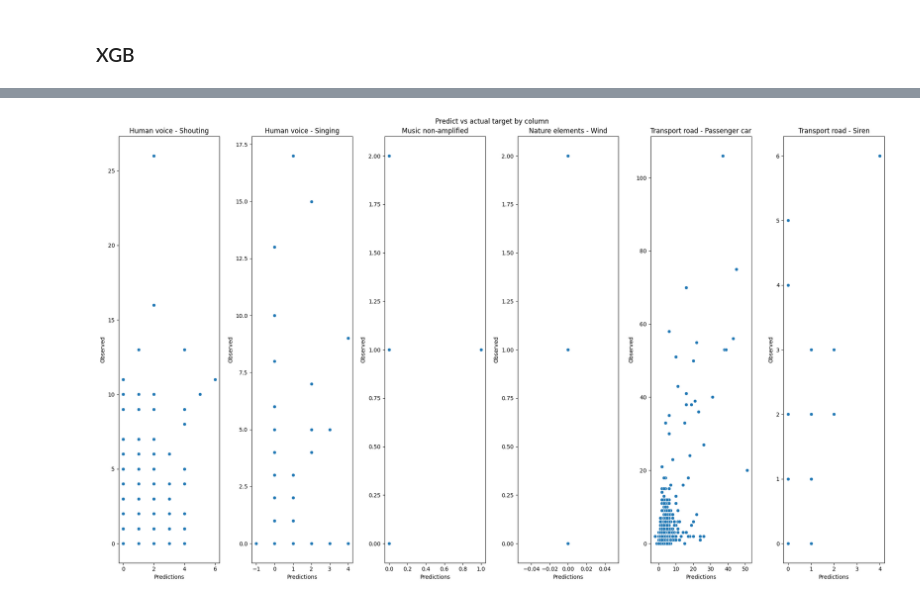
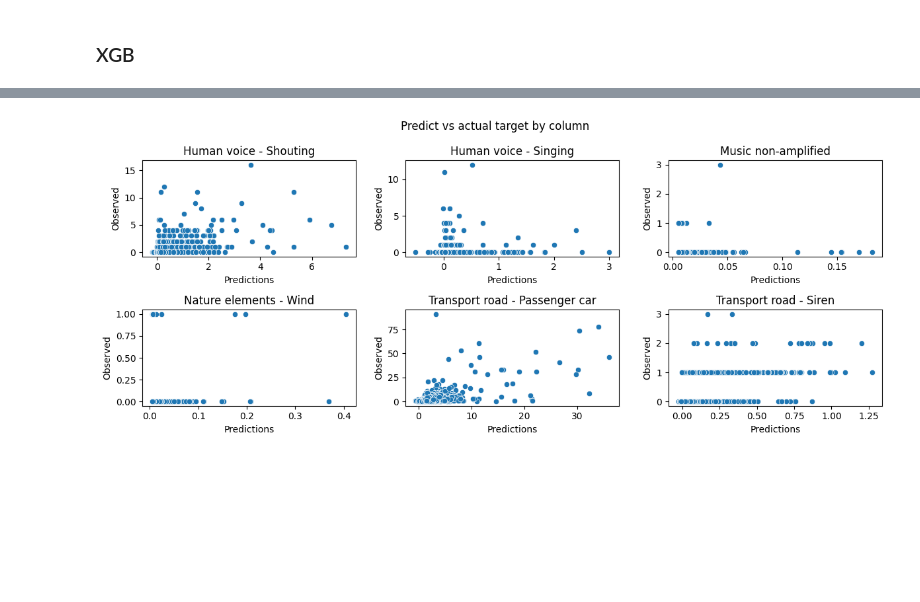
Before and after one commit to aphdinh/MDA_KUL, a Jupyter notebook: noise_types.ipynb, the cells around one changed output, grey strips where cells are left out. Drawn from its saved outputs; the diff is of its cells as text; code cells hidden in the pictures; blank space fills up the shorter version.

```diff
--- a/noise_types.ipynb
+++ b/noise_types.ipynb
@@ -156,17 +143,23 @@ Name: Human voice - Shouting, Length: 4025, dtype: float64
 # %%
 import seaborn as sns
 import matplotlib.pyplot as plt
 
-fig, axs = plt.subplots(nrows=1, ncols=6, figsize=(20, 12), sharey=False)
+fig, axs = plt.subplots(nrows=2, ncols=3, figsize=(12, 5), sharey=False)
 for col in range(0,6):
-    sns.scatterplot(x=round_predict[:,col],y=test_targets.iloc[:,col] ,label=None, ax=axs[col])
-    axs[col].set_title(test_targets.columns[col])
-    axs[col].set_xlabel("Predictions")
-    axs[col].set_ylabel("Observed")
+    if col in (0,1,2):
+        row = 0
+        i = col
+    else:
+        row = 1
+        i = col-3
+    sns.scatterplot(x=predict_val[:,col],y=test_targets.iloc[:,col] ,label=None, ax=axs[row,i])
+    axs[row,i].set_title(test_targets.columns[col])
+    axs[row,i].set_xlabel("Predictions")
+    axs[row,i].set_ylabel("Observed")
 # Formating
 fig.suptitle("Predict vs actual target by column")
 
 plt.tight_layout()
 plt.show()
 # %% [output]
-[figure, old version]
+[figure, new version]
```
Also changed, not shown: parts of 2 cells of this notebook.
